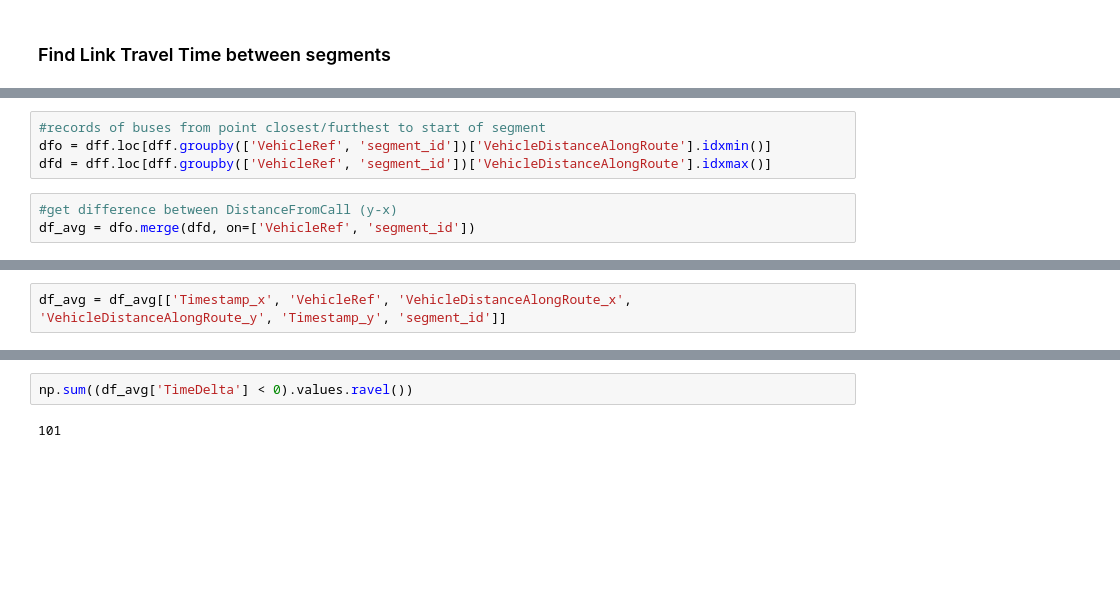
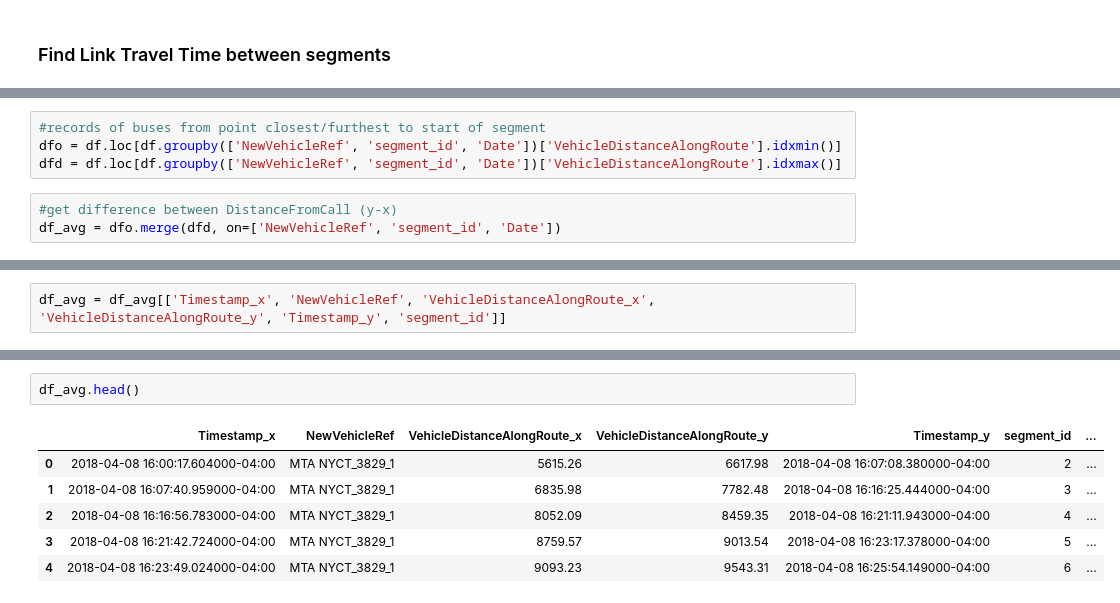
Before and after one commit to ywnch/NYC-bus-LTT-prediction, a Jupyter notebook: M1-MiM.ipynb, the cells around one changed output, grey strips where cells are left out. Drawn from its saved outputs; the diff is of its cells as text; blank space fills up the shorter version.

```diff
--- a/M1-MiM.ipynb
+++ b/M1-MiM.ipynb
@@ -93,7 +69,7 @@ dff.head()
 # %%
 #records of buses from point closest/furthest to start of segment
-dfo = dff.loc[dff.groupby(['VehicleRef', 'segment_id'])['VehicleDistanceAlongRoute'].idxmin()]
-dfd = dff.loc[dff.groupby(['VehicleRef', 'segment_id'])['VehicleDistanceAlongRoute'].idxmax()]
+dfo = df.loc[df.groupby(['NewVehicleRef', 'segment_id', 'Date'])['VehicleDistanceAlongRoute'].idxmin()]
+dfd = df.loc[df.groupby(['NewVehicleRef', 'segment_id', 'Date'])['VehicleDistanceAlongRoute'].idxmax()]
 # %%
 #get difference between DistanceFromCall (y-x)
-df_avg = dfo.merge(dfd, on=['VehicleRef', 'segment_id'])
+df_avg = dfo.merge(dfd, on=['NewVehicleRef', 'segment_id', 'Date'])
@@ -106,6 +86,6 @@ Index([u'Timestamp_x', u'VehicleRef', u'VehicleDistanceAlongRoute_x',
       dtype='object')
 # %%
-df_avg = df_avg[['Timestamp_x', 'VehicleRef', 'VehicleDistanceAlongRoute_x', 'VehicleDistanceAlongRoute_y', 'Timestamp_y', 'segment_id']]
+df_avg = df_avg[['Timestamp_x', 'NewVehicleRef', 'VehicleDistanceAlongRoute_x', 'VehicleDistanceAlongRoute_y', 'Timestamp_y', 'segment_id']]
 # %%
 df_avg['DistanceDelta'] = df_avg['VehicleDistanceAlongRoute_y'] - df_avg['VehicleDistanceAlongRoute_x']
 df_avg['TimeDelta'] = df_avg['Timestamp_y'] - df_avg['Timestamp_x']
@@ -139,4 +98,9 @@ df_avg.shape
-# %%
-np.sum((df_avg['TimeDelta'] < 0).values.ravel())
-# %% [output]
-101
+# %%
+df_avg.head()
+# %% [output]
+|  | Timestamp_x | NewVehicleRef | VehicleDistanceAlongRoute_x | VehicleDistanceAlongRoute_y | Timestamp_y | segment_id | ... |
+| 0 | 2018-04-08 16:00:17.604000-04:00 | MTA NYCT_3829_1 | 5615.26 | 6617.98 | 2018-04-08 16:07:08.380000-04:00 | 2 | ... |
+| 1 | 2018-04-08 16:07:40.959000-04:00 | MTA NYCT_3829_1 | 6835.98 | 7782.48 | 2018-04-08 16:16:25.444000-04:00 | 3 | ... |
+| 2 | 2018-04-08 16:16:56.783000-04:00 | MTA NYCT_3829_1 | 8052.09 | 8459.35 | 2018-04-08 16:21:11.943000-04:00 | 4 | ... |
+| 3 | 2018-04-08 16:21:42.724000-04:00 | MTA NYCT_3829_1 | 8759.57 | 9013.54 | 2018-04-08 16:23:17.378000-04:00 | 5 | ... |
+| 4 | 2018-04-08 16:23:49.024000-04:00 | MTA NYCT_3829_1 | 9093.23 | 9543.31 | 2018-04-08 16:25:54.149000-04:00 | 6 | ... |
```
Also changed, not shown: parts of 26 cells of this notebook.
